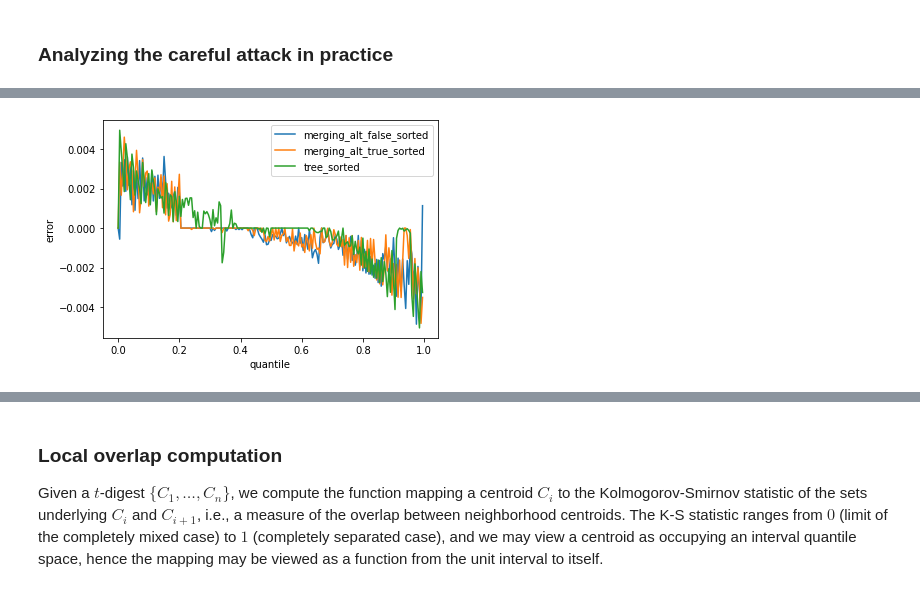
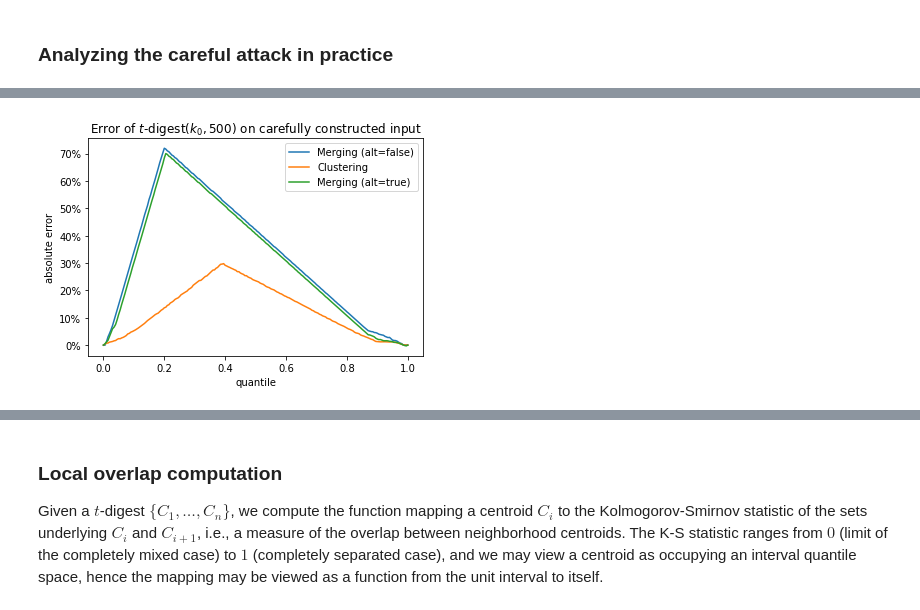
Before and after one commit to PavelVesely/t-digest, a Jupyter notebook: docs/python/adversarial_plots/notebooks/error_curves__k_0.ipynb, the cells around one changed output, grey strips where cells are left out. Saved outputs shown, nothing was run; the diff lists cells and outputs as text; code cells hidden in the pictures.

Commit message:
notebook: add IID plots, produce image files

```diff
--- a/docs/python/adversarial_plots/notebooks/error_curves__k_0.ipynb
+++ b/docs/python/adversarial_plots/notebooks/error_curves__k_0.ipynb
@@ -7,10 +7,11 @@ import matplotlib.pyplot as plt
 from scipy.stats import ks_2samp
 # %%
 RESULTS_LOCATION  = '../../../../data/results/'
+IMG_LOCATION = '../images/'
 # %%
-RESULTS_FILES = ['careful_iterations=887_samples=900083_scalefunc=K_0_delta=500_centroids=346_sizeBytes=5568_impl=merging_alt_false.csv',
- 'careful_iterations=890_samples=2413634_scalefunc=K_0_delta=500_centroids=350_sizeBytes=4232_impl=tree.csv',
- 'careful_iterations=889_samples=1038262_scalefunc=K_0_delta=500_centroids=348_sizeBytes=5600_impl=merging_alt_true.csv']
+RESULTS_FILES = [('careful_iterations=887_samples=900083_scalefunc=K_0_delta=500_centroids=346_sizeBytes=5568_impl=merging_alt_false.csv', {'TD abs. error':'Merging (alt=false)'}),
+  ('careful_iterations=890_samples=2413634_scalefunc=K_0_delta=500_centroids=350_sizeBytes=4232_impl=tree.csv', {'TD abs. error': 'Clustering'}),
+ ('careful_iterations=889_samples=1038262_scalefunc=K_0_delta=500_centroids=348_sizeBytes=5600_impl=merging_alt_true.csv',  {'TD abs. error': 'Merging (alt=true)'})]
 # %%
 class TDigestComparisonPlot(object):
 
@@ -33,13 +46,3 @@ class TDigestComparisonPlot(object):
 SORTED_RESULTS_FILES = ['careful_iterations=887_samples=900083_scalefunc=K_0_delta=500_centroids=304_sizeBytes=4896_impl=merging_alt_false_sorted.csv',
 'careful_iterations=889_samples=1038262_scalefunc=K_0_delta=500_centroids=307_sizeBytes=4944_impl=merging_alt_true_sorted.csv',
 'careful_iterations=890_samples=2413634_scalefunc=K_0_delta=500_centroids=315_sizeBytes=3812_impl=tree_sorted.csv']
-# %%
-def display(res_files):
-    digests = [TDigestComparisonPlot(f) for f in res_files]
-    for t in digests:
-        t.plot_data()
-
-    plt.legend()
-    plt.xlabel('quantile')
-    plt.ylabel('error')
-    plt.show()
@@ -50,4 +49,25 @@ display(RESULTS_FILES)
-# %%
-display(SORTED_RESULTS_FILES)
-# %% [output]
-[figure, removed]
+# %%
+def display(res_files, places=0, column_range=(1,-1), imgname=None, xlabel='quantile', ylabel='error',
+           use_col=True, title=None, use_readable=True, xlim=None, ylim=None):
+    digests = [TDigestComparisonPlot(f[0], plot_name=f[1]) for f in res_files]
+    for t in digests:
+        t.plot_data(column_range=column_range, use_col=use_col, use_readable=use_readable)
+    plt.legend()
+    plt.title(title)
+    plt.xlabel(xlabel)
+    plt.ylabel(ylabel)
+    f = lambda x : ('{:.' + str(places) + 'f}%').format(x*100)
+    plt.gca().set_yticklabels([f(x) for x in plt.gca().get_yticks()])
+    if xlim is not None:
+        plt.xlim(xlim)
+    if ylim is not None:
+        plt.ylim(ylim)
+    if imgname is not None:
+        plt.savefig(IMG_LOCATION + 'plot_' + imgname + '.png', dpi=300)
+    plt.show()
+# %%
+display(RESULTS_FILES, ylabel='absolute error', column_range=(1, 2), use_col=False,
+        title='Error of $t$-digest$(k_0, 500)$ on carefully constructed input',
+        imgname='careful_input_three_digests')
+# %% [output]
+[figure, added]
```
Also changed, not shown: parts of 14 cells of this notebook.
